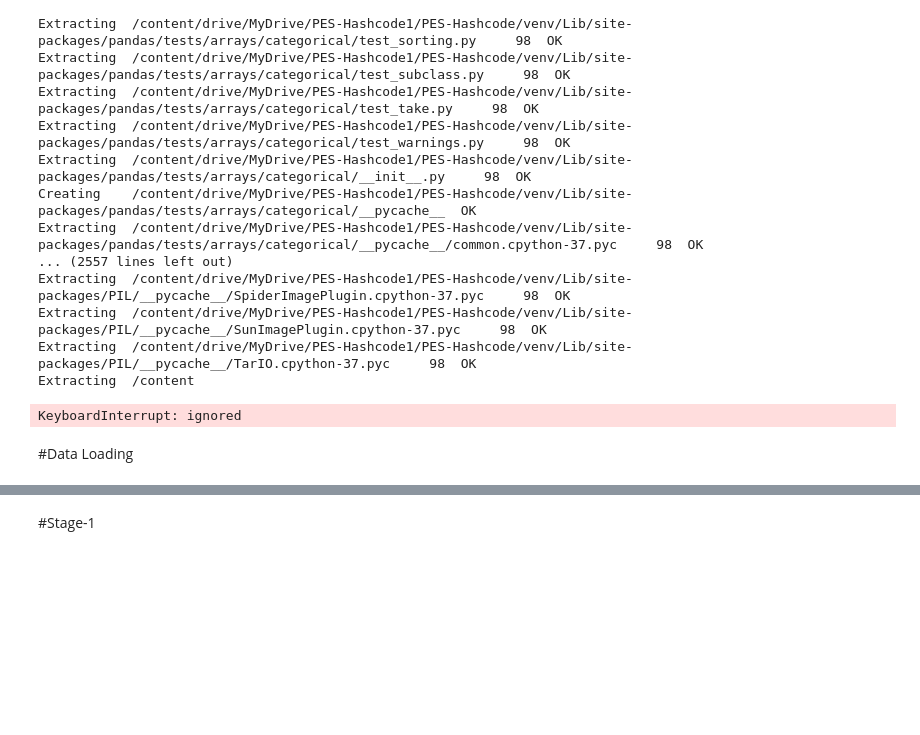
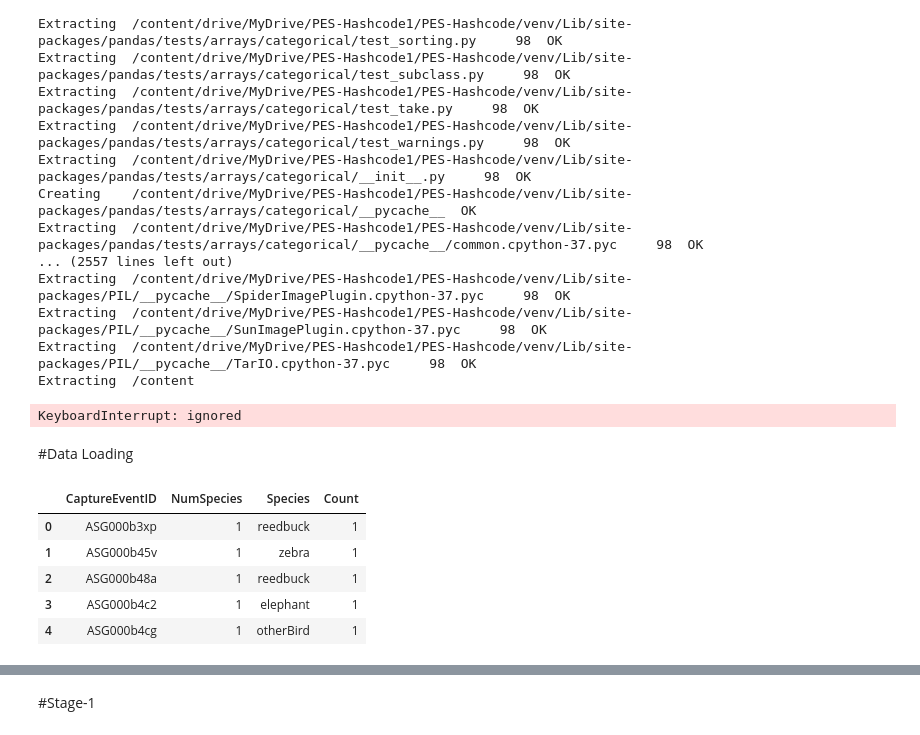
Before and after one commit to Koushik-V-M/HashCode_21, a Jupyter notebook: main.ipynb, the cells around one changed output, grey strips where cells are left out. Drawn from its saved outputs; the diff is of its cells as text; code cells hidden in the pictures; blank space fills up the shorter version.

```diff
--- a/main.ipynb
+++ b/main.ipynb
@@ -56,6 +68,9 @@ from tensorflow.keras.preprocessing import image
 
 from sklearn.model_selection import train_test_split
 from sklearn.metrics import classification_report,confusion_matrix
+# %%
+BASE_DIR = "/content/drive/MyDrive/PES-Hashcode/PES-Hashcode/"
+IMAGE_DIR = BASE_DIR+"Data/images/"
 # %% [markdown]
 #Data Loading
 # %%
@@ -139,0 +138,15 @@ for k,v in class_freqs.items():
+# %%
+all_images_df = pd.read_csv(BASE_DIR+"blank.csv")
+all_images_df.drop("Unnamed: 0",axis=1, inplace=True)
+
+consensus_df = pd.read_csv(BASE_DIR+"updated_consensus.csv")
+gold_df = pd.read_csv(BASE_DIR+"Data/gold_standard_data.csv")
+
+gold_df.head()
+# %% [output]
+|  | CaptureEventID | NumSpecies | Species | Count |
+| 0 | ASG000b3xp | 1 | reedbuck | 1 |
+| 1 | ASG000b45v | 1 | zebra | 1 |
+| 2 | ASG000b48a | 1 | reedbuck | 1 |
+| 3 | ASG000b4c2 | 1 | elephant | 1 |
+| 4 | ASG000b4cg | 1 | otherBird | 1 |
```
Also changed, not shown: parts of 23 cells of this notebook.
